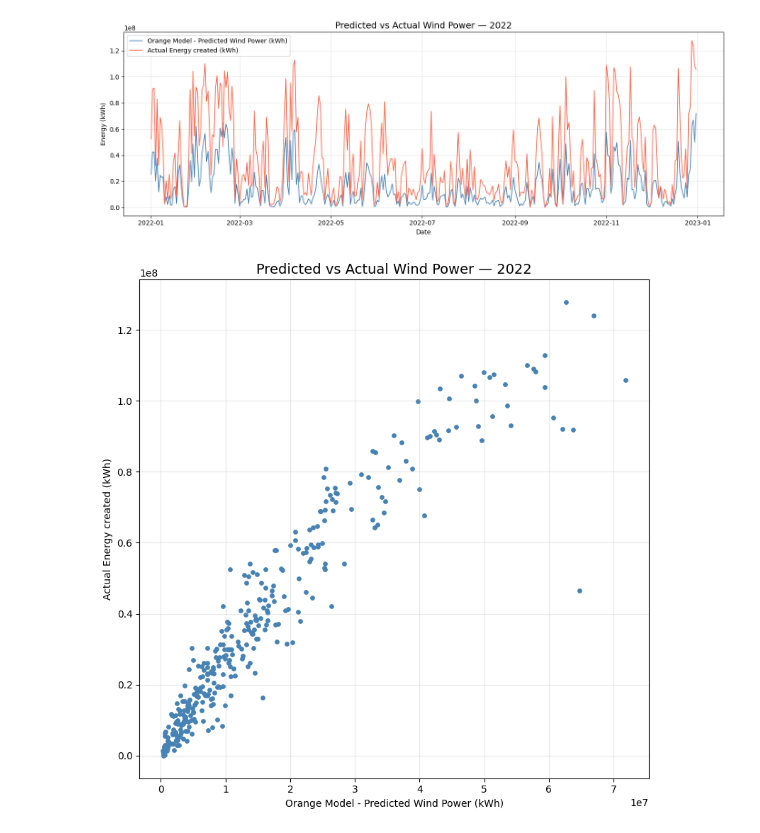
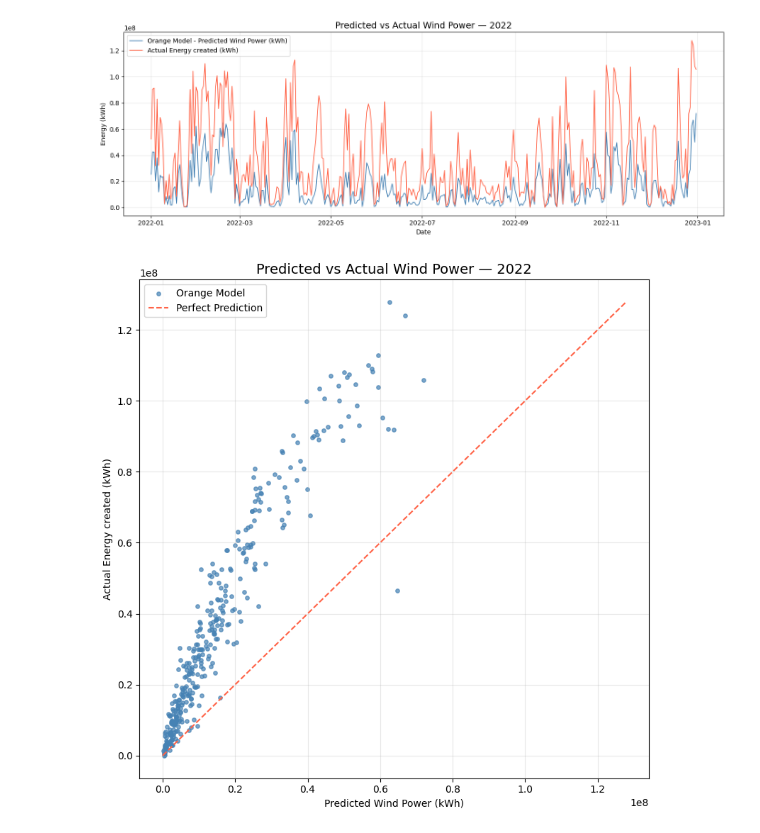
Before and after one commit to tiemevanrees-code/ProjectGroup5, a Jupyter notebook: src/data/True_power_generation_in_2022/Comparison_of_predictions_to_reality.ipynb, the cells around one changed output. Drawn from its saved outputs; the diff is of its cells as text; code cells hidden in the pictures.

Commit message:
added visualization to True vs prediction

```diff
--- a/src/data/True_power_generation_in_2022/Comparison_of_predictions_to_reality.ipynb
+++ b/src/data/True_power_generation_in_2022/Comparison_of_predictions_to_reality.ipynb
@@ -75,15 +75,21 @@ plt.show()
 # %%
 fig, ax = plt.subplots(figsize=(8, 8))
 
 ax.scatter(df_merged['Orange Model - Predicted Wind Power (kWh)'],
            df_merged['Actual Energy created (kWh)'],
-           color='steelblue', s=15)
+           color='steelblue', s=15, alpha=0.7, label='Orange Model')
+
+# perfect prediction line (y = x)
+min_val = df_merged[['Orange Model - Predicted Wind Power (kWh)', 'Actual Energy created (kWh)']].min().min()
+max_val = df_merged[['Orange Model - Predicted Wind Power (kWh)', 'Actual Energy created (kWh)']].max().max()
+ax.plot([min_val, max_val], [min_val, max_val], color='tomato', linewidth=1.5, linestyle='--', label='Perfect Prediction')
 
 ax.set_title('Predicted vs Actual Wind Power — 2022', fontsize=14)
-ax.set_xlabel('Orange Model - Predicted Wind Power (kWh)')
+ax.set_xlabel('Predicted Wind Power (kWh)')
 ax.set_ylabel('Actual Energy created (kWh)')
+ax.legend()
 ax.grid(True, alpha=0.3)
 fig.tight_layout()
 plt.show()
 # %% [output]
-[figure, old version]
+[figure, new version]
```
Also changed, not shown: parts of 1 cell of this notebook, 1 other file.
